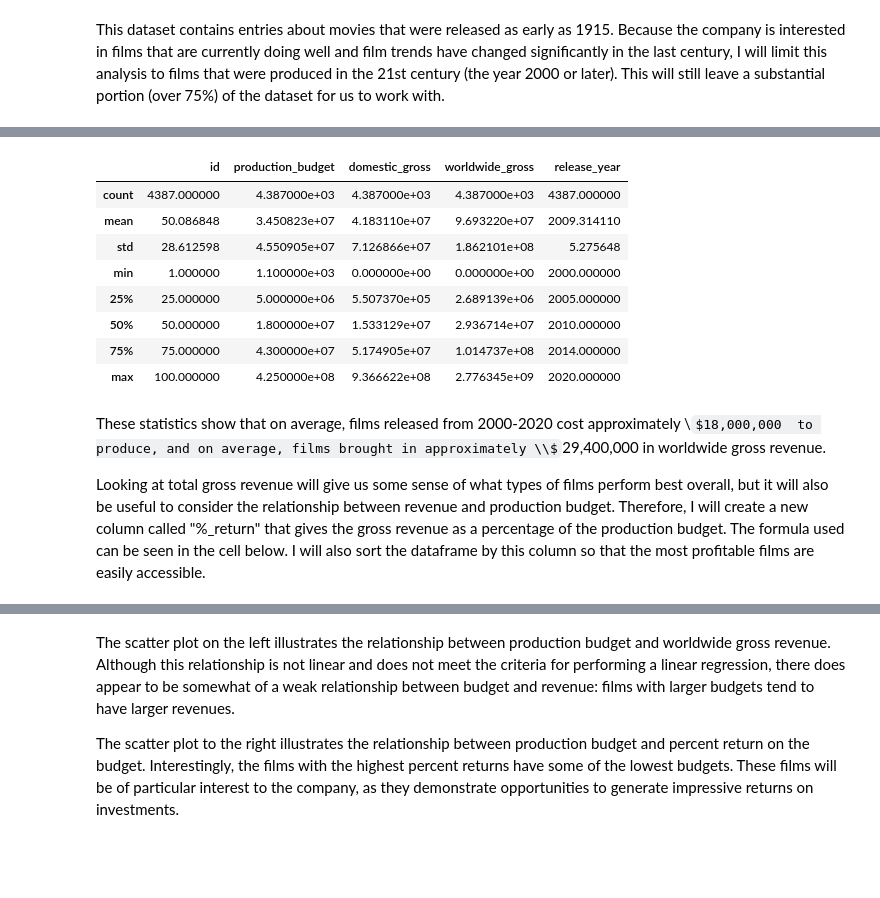
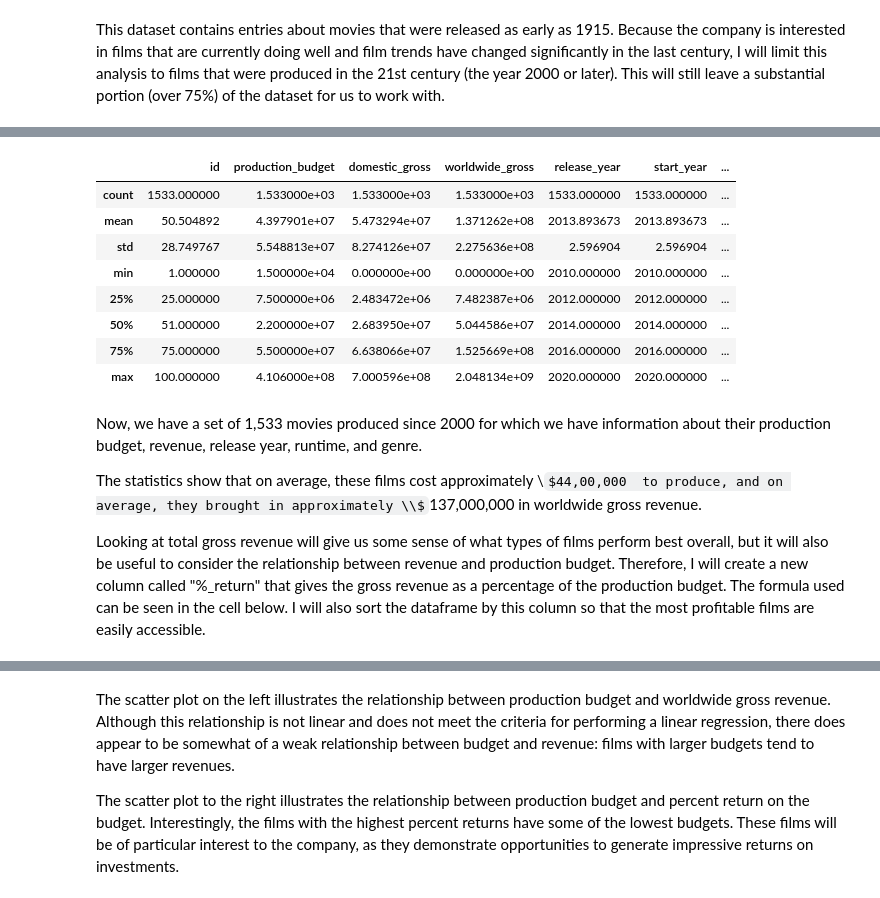
Before and after one commit to ccsurratt/highly_profitable_film_analysis, a Jupyter notebook: notebook.ipynb, the cells around one changed output, grey strips where cells are left out. Drawn from its saved outputs; the diff is of its cells as text; code cells hidden in the pictures; some formulas as TeX source; blank space fills up the shorter version.

```diff
--- a/notebook.ipynb
+++ b/notebook.ipynb
@@ -123,17 +142,22 @@ numbers = numbers.loc[numbers['release_year'] >= 2000]
+# %%
+movies = numbers.merge(imdb, how='inner', left_on=['movie', 'release_year'],
+                       right_on=['original_title', 'start_year'])
 # %%
-numbers.describe()
+movies.describe()
 # %% [output]
-|  | id | production_budget | domestic_gross | worldwide_gross | release_year |
-| count | 4387.000000 | 4.387000e+03 | 4.387000e+03 | 4.387000e+03 | 4387.000000 |
-| mean | 50.086848 | 3.450823e+07 | 4.183110e+07 | 9.693220e+07 | 2009.314110 |
-| std | 28.612598 | 4.550905e+07 | 7.126866e+07 | 1.862101e+08 | 5.275648 |
-| min | 1.000000 | 1.100000e+03 | 0.000000e+00 | 0.000000e+00 | 2000.000000 |
-| 25% | 25.000000 | 5.000000e+06 | 5.507370e+05 | 2.689139e+06 | 2005.000000 |
-| 50% | 50.000000 | 1.800000e+07 | 1.533129e+07 | 2.936714e+07 | 2010.000000 |
-| 75% | 75.000000 | 4.300000e+07 | 5.174905e+07 | 1.014737e+08 | 2014.000000 |
-| max | 100.000000 | 4.250000e+08 | 9.366622e+08 | 2.776345e+09 | 2020.000000 |
+|  | id | production_budget | domestic_gross | worldwide_gross | release_year | start_year | ... |
+| count | 1533.000000 | 1.533000e+03 | 1.533000e+03 | 1.533000e+03 | 1533.000000 | 1533.000000 | ... |
+| mean | 50.504892 | 4.397901e+07 | 5.473294e+07 | 1.371262e+08 | 2013.893673 | 2013.893673 | ... |
+| std | 28.749767 | 5.548813e+07 | 8.274126e+07 | 2.275636e+08 | 2.596904 | 2.596904 | ... |
+| min | 1.000000 | 1.500000e+04 | 0.000000e+00 | 0.000000e+00 | 2010.000000 | 2010.000000 | ... |
+| 25% | 25.000000 | 7.500000e+06 | 2.483472e+06 | 7.482387e+06 | 2012.000000 | 2012.000000 | ... |
+| 50% | 51.000000 | 2.200000e+07 | 2.683950e+07 | 5.044586e+07 | 2014.000000 | 2014.000000 | ... |
+| 75% | 75.000000 | 5.500000e+07 | 6.638066e+07 | 1.525669e+08 | 2016.000000 | 2016.000000 | ... |
+| max | 100.000000 | 4.106000e+08 | 7.000596e+08 | 2.048134e+09 | 2020.000000 | 2020.000000 | ... |
 # %% [markdown]
-These statistics show that on average, films released from 2000-2020 cost approximately \\$18,000,000  to produce, and on average, films brought in approximately \\$29,400,000 in worldwide gross revenue.
+Now, we have a set of 1,533 movies produced since 2000 for which we have information about their production budget, revenue, release year, runtime, and genre.
+
+The statistics show that on average, these films cost approximately \\$44,00,000  to produce, and on average, they brought in approximately \\$137,000,000 in worldwide gross revenue.
 
 Looking at total gross revenue will give us some sense of what types of films perform best overall, but it will also be useful to consider the relationship between revenue and production budget. Therefore, I will create a new column called "%_return" that gives the gross revenue as a percentage of the production budget. The formula used can be seen in the cell below. I will also sort the dataframe by this column so that the most profitable films are easily accessible.
 # %%
```
Also changed, not shown: parts of 52 cells of this notebook.
